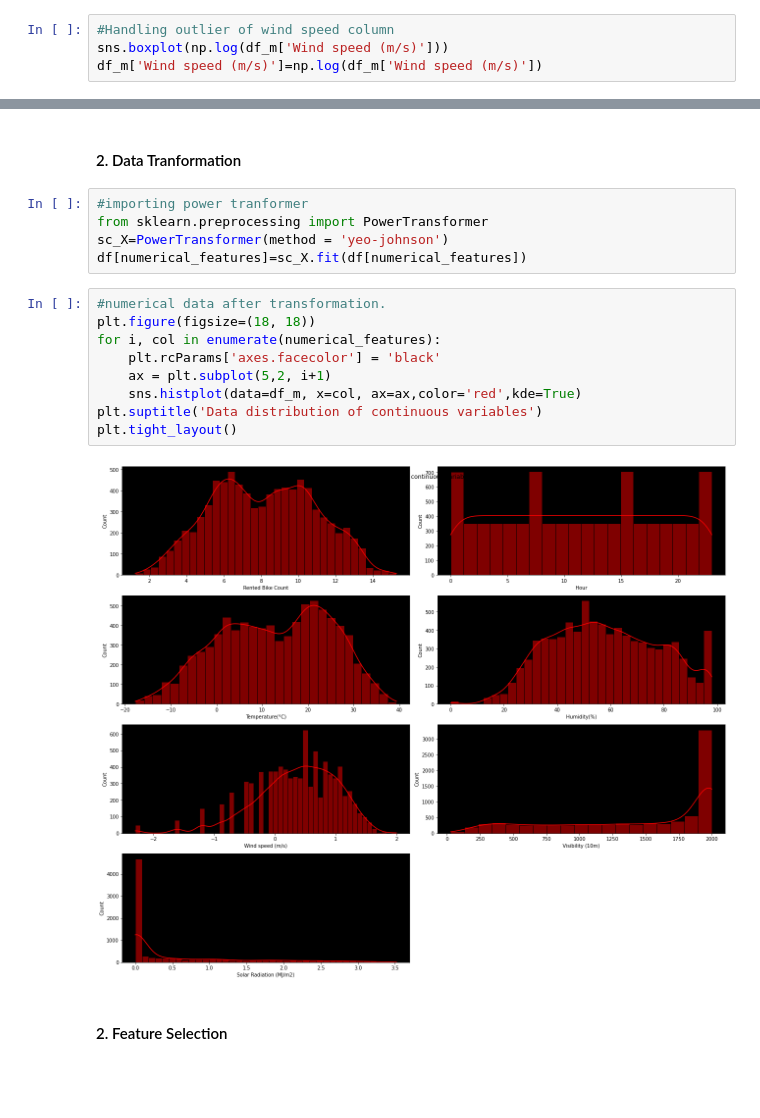
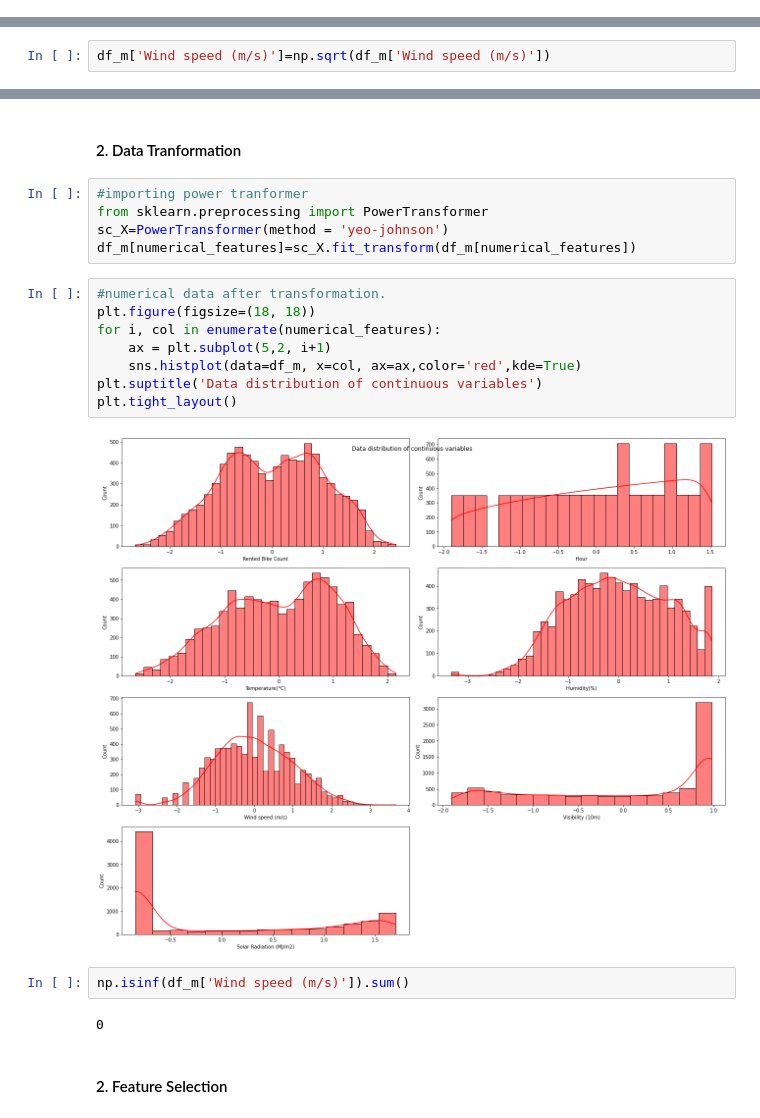
Before and after one commit to Jeevan-NM/Bike-Sharing-Demand-Prediction, a Jupyter notebook: BikeSharingDemandPrediction.ipynb, the cells around one changed output, grey strips where cells are left out. Saved outputs shown, nothing was run; the diff lists cells and outputs as text; blank space fills up the shorter version.

```diff
--- a/BikeSharingDemandPrediction.ipynb
+++ b/BikeSharingDemandPrediction.ipynb
@@ -817,7 +835,3 @@ df_m.head()
 | 2 | 5.572055 | 2 | -6.0 | 39 | 1.0 | 2000 | ... |
 | 3 | 4.747459 | 3 | -6.2 | 40 | 0.9 | 2000 | ... |
 | 4 | 4.272659 | 4 | -6.0 | 36 | 2.3 | 2000 | ... |
-# %%
-#Handling outlier of wind speed column
-sns.boxplot(np.log(df_m['Wind speed (m/s)']))
-df_m['Wind speed (m/s)']=np.log(df_m['Wind speed (m/s)'])
@@ -828,3 +838,5 @@ We have applied log transformation to the wind speed column to handle the outlie
+# %%
+df_m['Wind speed (m/s)']=np.sqrt(df_m['Wind speed (m/s)'])
 # %% [markdown]
 ### 3. Categorical Encoding
 # %% [markdown]
@@ -958,18 +979,21 @@ From the table we can see that all the VIF values are below 5, and hence multi c
 #importing power tranformer
 from sklearn.preprocessing import PowerTransformer
 sc_X=PowerTransformer(method = 'yeo-johnson')
-df[numerical_features]=sc_X.fit(df[numerical_features])
+df_m[numerical_features]=sc_X.fit_transform(df_m[numerical_features])
 # %%
 #numerical data after transformation.
 plt.figure(figsize=(18, 18))
 for i, col in enumerate(numerical_features):
-    plt.rcParams['axes.facecolor'] = 'black'
     ax = plt.subplot(5,2, i+1)
     sns.histplot(data=df_m, x=col, ax=ax,color='red',kde=True)
 plt.suptitle('Data distribution of continuous variables')
 plt.tight_layout()
 # %% [output]
-[figure, old version]
+[figure, new version]
+# %%
+np.isinf(df_m['Wind speed (m/s)']).sum()
+# %% [output]
+0
 # %% [markdown]
 #### 2. Feature Selection
 # %%
```
Also changed, not shown: parts of 32 cells of this notebook.
